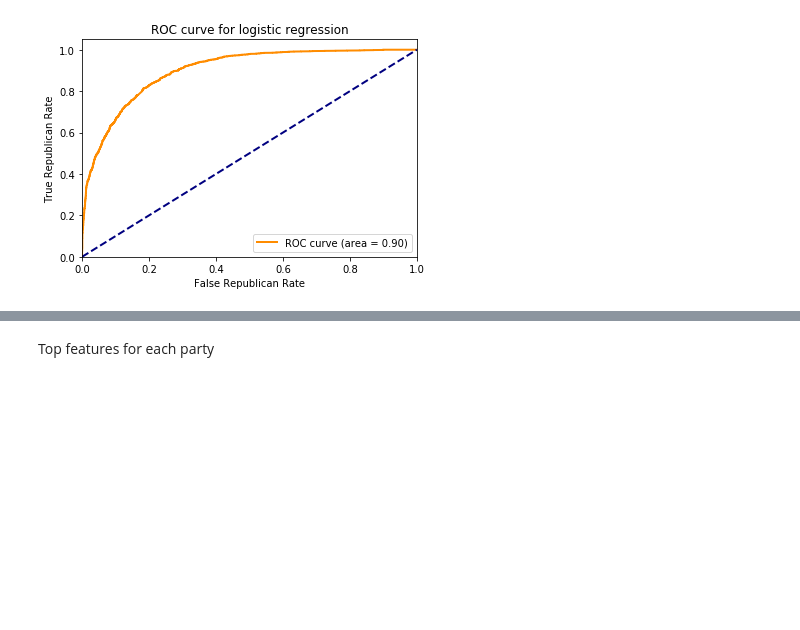
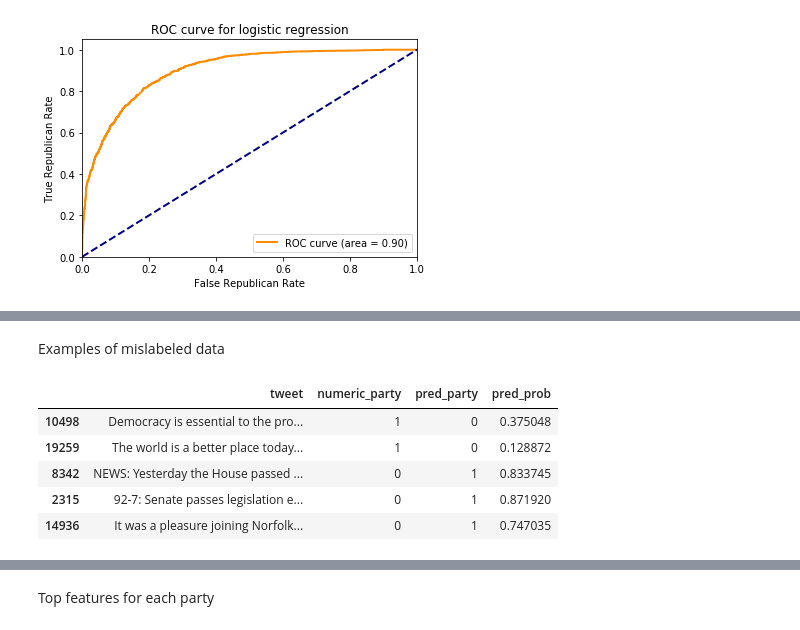
Before and after one commit to GeorgeIIT/cs481project, a Jupyter notebook: cs481Project.ipynb, the cells around one changed output, grey strips where cells are left out. Cells and saved outputs as stored; diff of their text form; code cells hidden in the pictures; blank space fills up the shorter version.

```diff
--- a/cs481Project.ipynb
+++ b/cs481Project.ipynb
@@ -362,0 +360,11 @@ Best parameter (CV score = 0.788):
+# %% [markdown]
+Examples of mislabeled data
+# %%
+lr_data_test[lr_data_test['numeric_party'] != lr_data_test['pred_party']].head()[['tweet','numeric_party','pred_party','pred_prob']]
+# %% [output]
+|  | tweet | numeric_party | pred_party | pred_prob |
+| 10498 | Democracy is essential to the pro... | 1 | 0 | 0.375048 |
+| 19259 | The world is a better place today... | 1 | 0 | 0.128872 |
+| 8342 | NEWS: Yesterday the House passed ... | 0 | 1 | 0.833745 |
+| 2315 | 92-7: Senate passes legislation e... | 0 | 1 | 0.871920 |
+| 14936 | It was a pleasure joining Norfolk... | 0 | 1 | 0.747035 |
```
Also changed, not shown: parts of 21 cells of this notebook, 3 other files.
